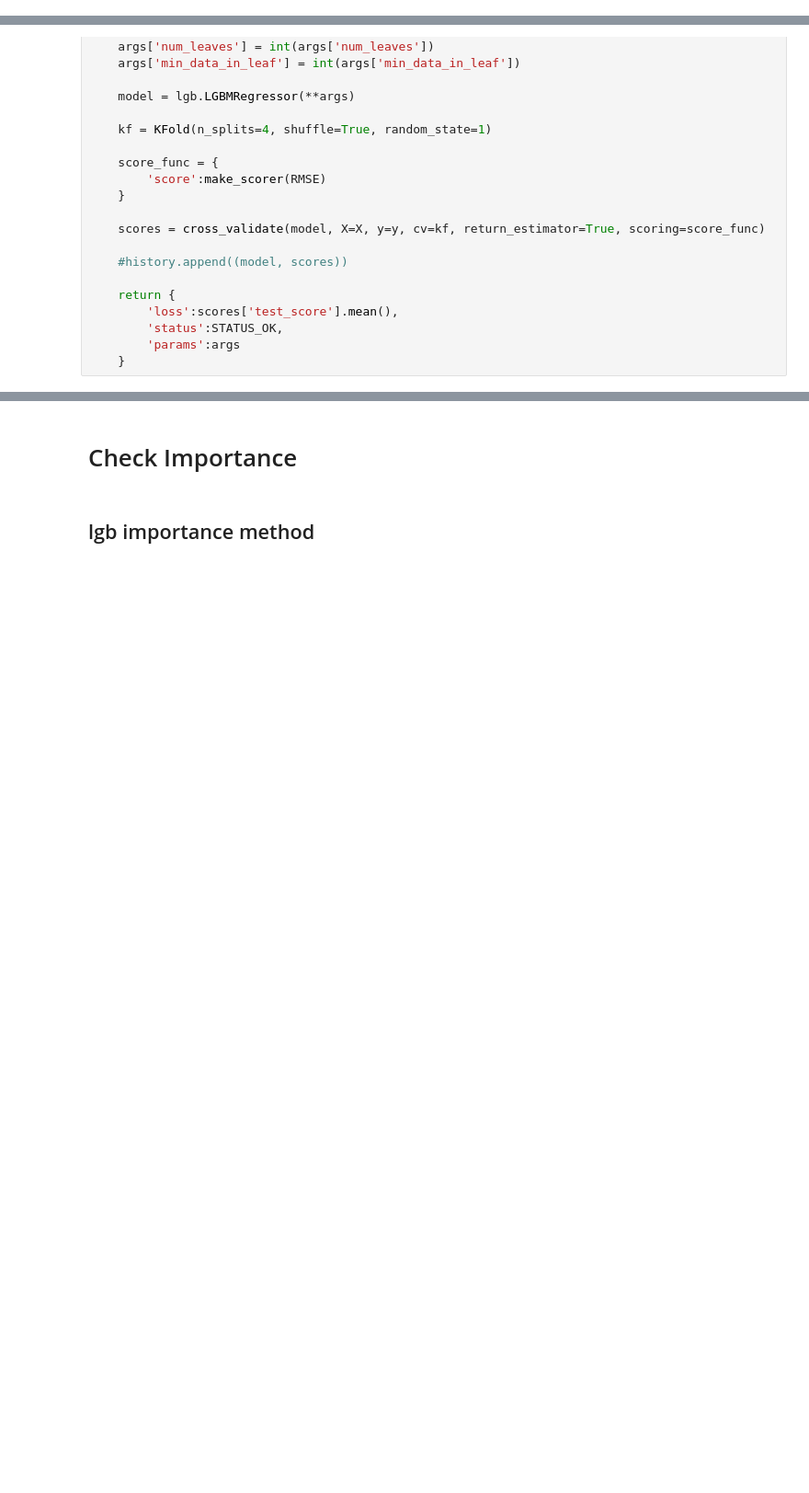
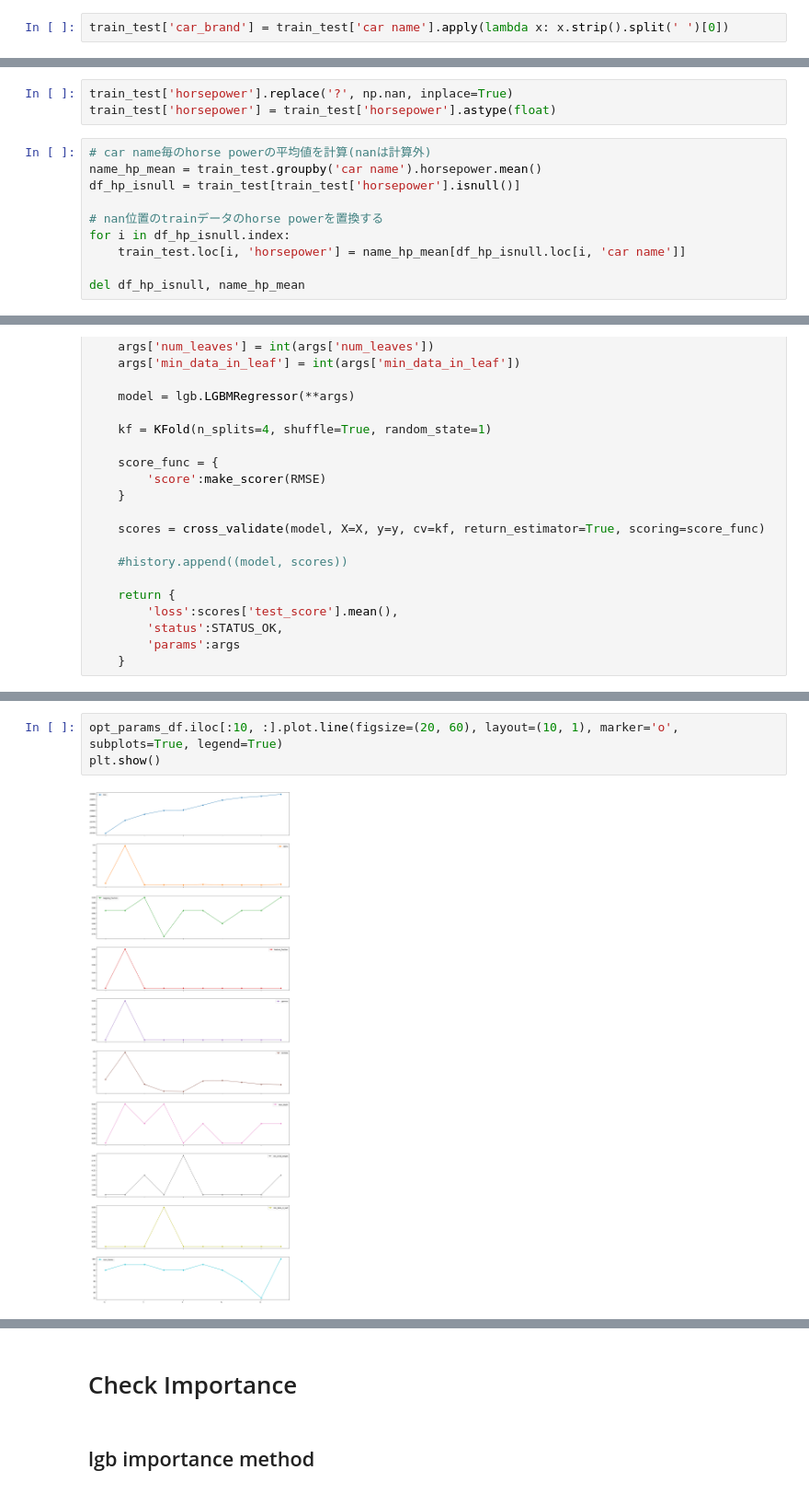
Before and after one commit to YusukeAmg/SIGNATE_4th_BeginnerOnlyCompetition, a Jupyter notebook: notebook/LightGBM.ipynb, the cells around one changed output, grey strips where cells are left out. Shown: that part at 92% size. Drawn from its saved outputs; the diff is of its cells as text; blank space fills up the shorter version.

```diff
--- a/notebook/LightGBM.ipynb
+++ b/notebook/LightGBM.ipynb
@@ -41,0 +52,2 @@ train_y = train['mpg']
+# %%
+train_test['car_brand'] = train_test['car name'].apply(lambda x: x.strip().split(' ')[0])
@@ -41,0 +56,13 @@ train_y = train['mpg']
+# %%
+train_test['horsepower'].replace('?', np.nan, inplace=True)
+train_test['horsepower'] = train_test['horsepower'].astype(float)
+# %%
+# car name毎のhorse powerの平均値を計算(nanは計算外)
+name_hp_mean = train_test.groupby('car name').horsepower.mean()
+df_hp_isnull = train_test[train_test['horsepower'].isnull()]
+
+# nan位置のtrainデータのhorse powerを置換する
+for i in df_hp_isnull.index:
+    train_test.loc[i, 'horsepower'] = name_hp_mean[df_hp_isnull.loc[i, 'car name']]
+
+del df_hp_isnull, name_hp_mean
@@ -163,0 +181,5 @@ best parameters:
+# %%
+opt_params_df.iloc[:10, :].plot.line(figsize=(20, 60), layout=(10, 1), marker='o', subplots=True, legend=True)
+plt.show()
+# %% [output]
+[figure, added]
```
Also changed, not shown: parts of 25 cells of this notebook, 4 other files.
